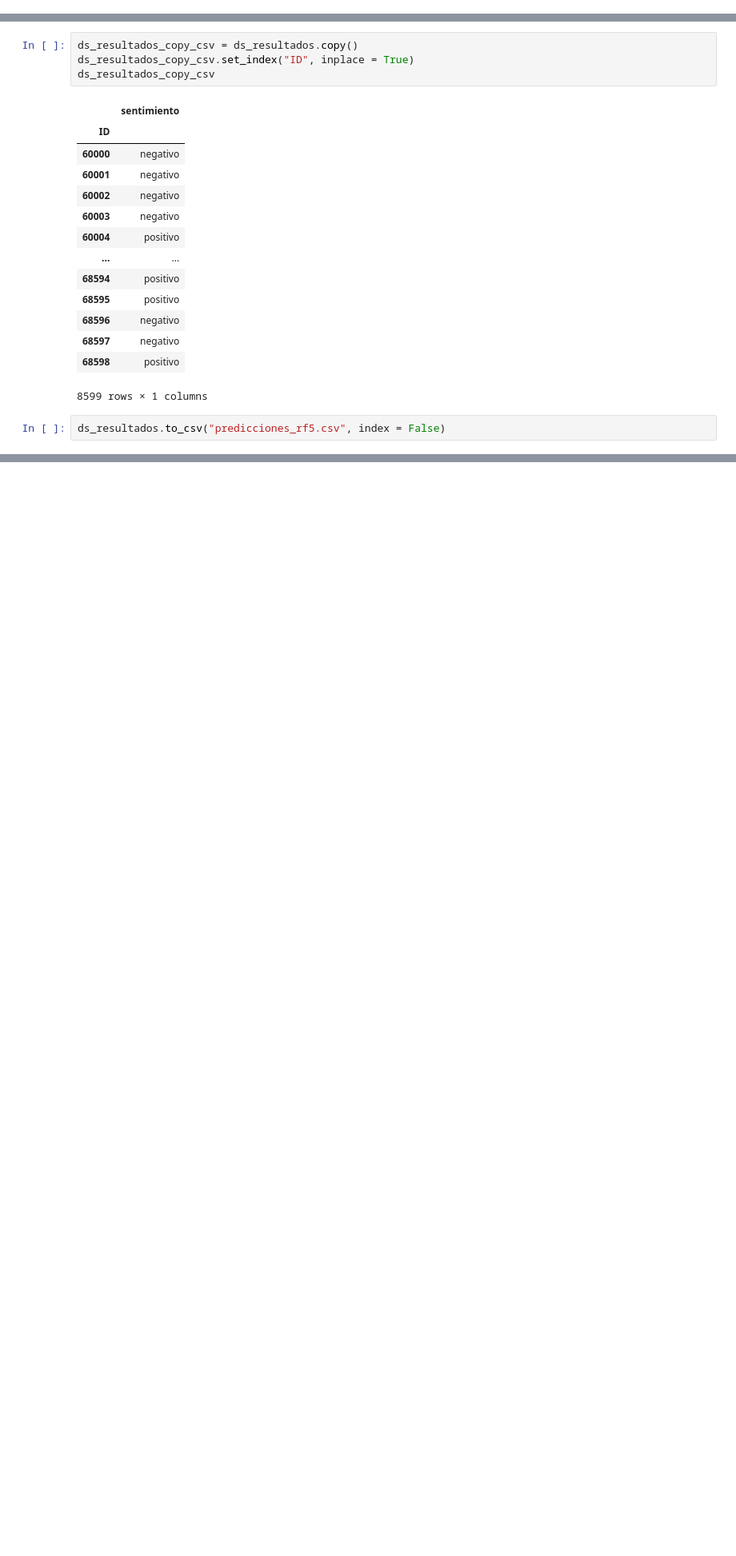
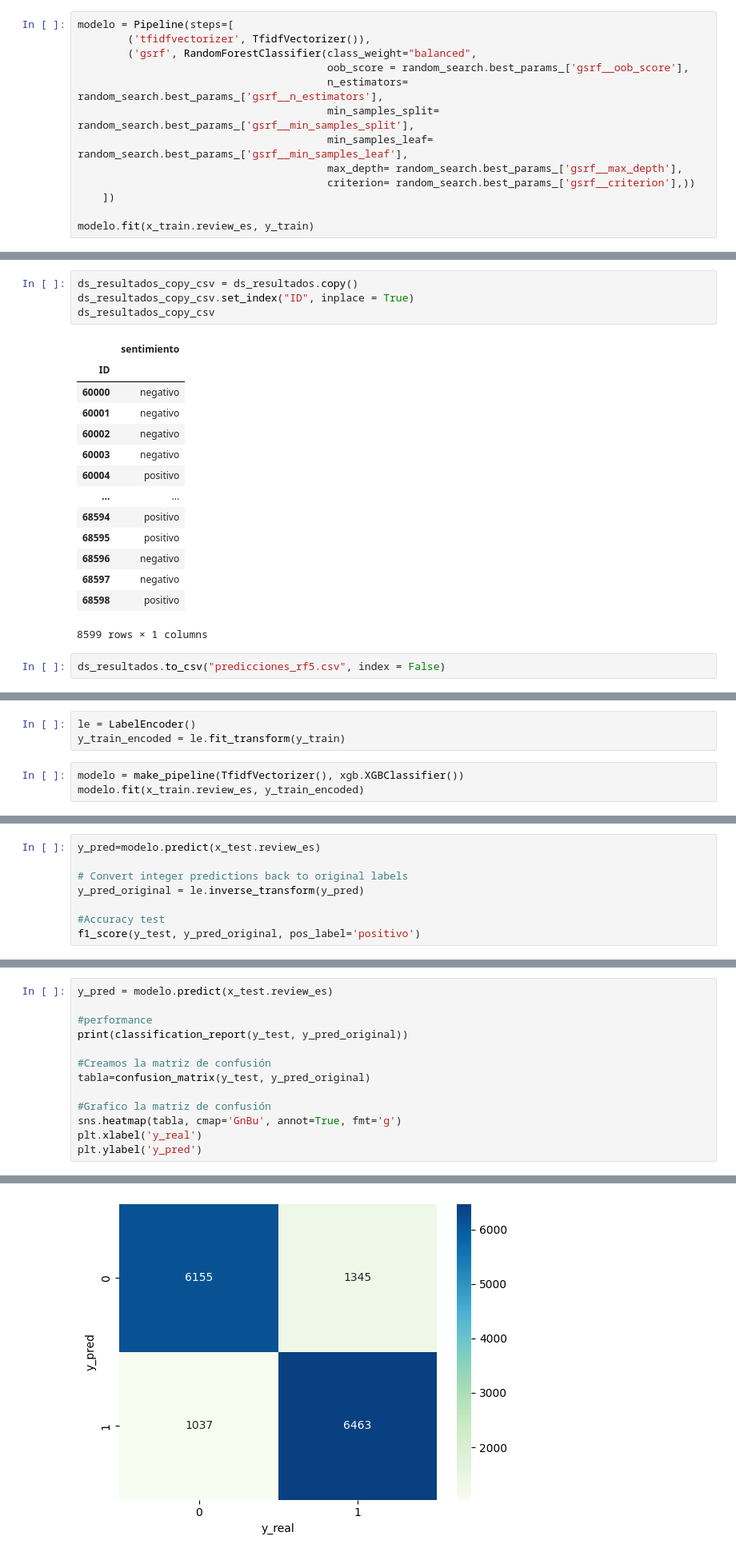
Before and after one commit to juanignaciogiacobbe/7506R-2C2023-GRUPO15, a Jupyter notebook: 7506R_TP2_GRUPO15_ENTREGA.ipynb, the cells around one changed output, grey strips where cells are left out. Shown at 80% size. Drawn from its saved outputs; the diff is of its cells as text; blank space fills up the shorter version.

```diff
--- a/7506R_TP2_GRUPO15_ENTREGA.ipynb
+++ b/7506R_TP2_GRUPO15_ENTREGA.ipynb
@@ -1120,0 +551,13 @@ ds_resultados.to_csv("predicciones_rf1.csv", index = False)
+# %%
+modelo = Pipeline(steps=[
+        ('tfidfvectorizer', TfidfVectorizer()),
+        ('gsrf', RandomForestClassifier(class_weight="balanced",
+                                        oob_score = random_search.best_params_['gsrf__oob_score'],
+                                        n_estimators= random_search.best_params_['gsrf__n_estimators'],
+                                        min_samples_split= random_search.best_params_['gsrf__min_samples_split'],
+                                        min_samples_leaf= random_search.best_params_['gsrf__min_samples_leaf'],
+                                        max_depth= random_search.best_params_['gsrf__max_depth'],
+                                        criterion= random_search.best_params_['gsrf__criterion'],))
+    ])
+
+modelo.fit(x_train.review_es, y_train)
@@ -1257,0 +787,6 @@ ds_resultados.to_csv("predicciones_rf5.csv", index = False)
+# %%
+le = LabelEncoder()
+y_train_encoded = le.fit_transform(y_train)
+# %%
+modelo = make_pipeline(TfidfVectorizer(), xgb.XGBClassifier())
+modelo.fit(x_train.review_es, y_train_encoded)
@@ -1257,0 +811,8 @@ ds_resultados.to_csv("predicciones_rf5.csv", index = False)
+# %%
+y_pred=modelo.predict(x_test.review_es)
+
+# Convert integer predictions back to original labels
+y_pred_original = le.inverse_transform(y_pred)
+
+#Accuracy test
+f1_score(y_test, y_pred_original, pos_label='positivo')
@@ -1257,0 +821,14 @@ ds_resultados.to_csv("predicciones_rf5.csv", index = False)
+# %%
+y_pred = modelo.predict(x_test.review_es)
+
+#performance
+print(classification_report(y_test, y_pred_original))
+
+#Creamos la matriz de confusión
+tabla=confusion_matrix(y_test, y_pred_original)
+
+#Grafico la matriz de confusión
+sns.heatmap(tabla, cmap='GnBu', annot=True, fmt='g')
+plt.xlabel('y_real')
+plt.ylabel('y_pred')
+# %% [output]
@@ -1257,0 +844 @@ ds_resultados.to_csv("predicciones_rf5.csv", index = False)
+[figure, added]
```
Also changed, not shown: parts of 126 cells of this notebook.
